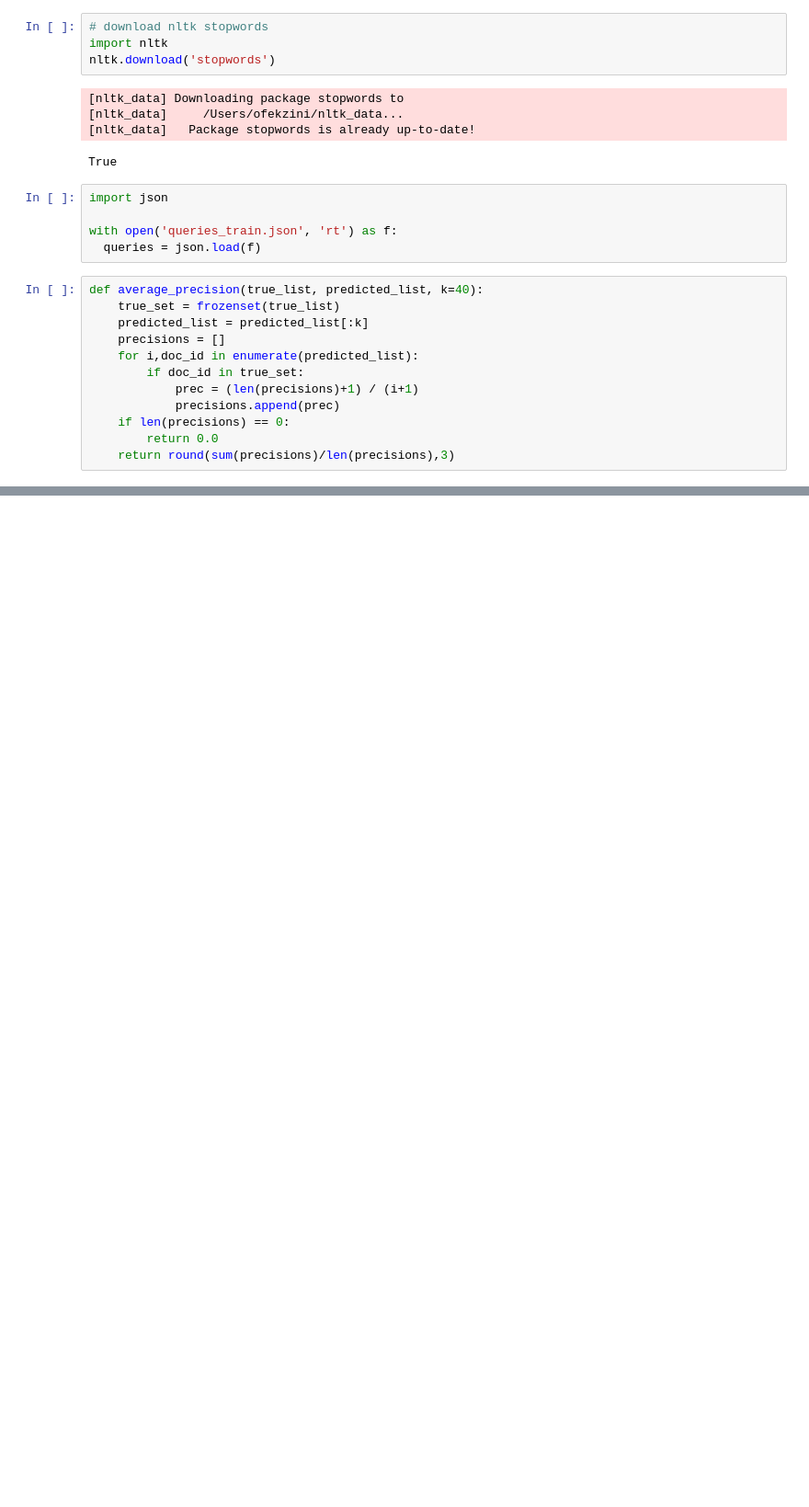
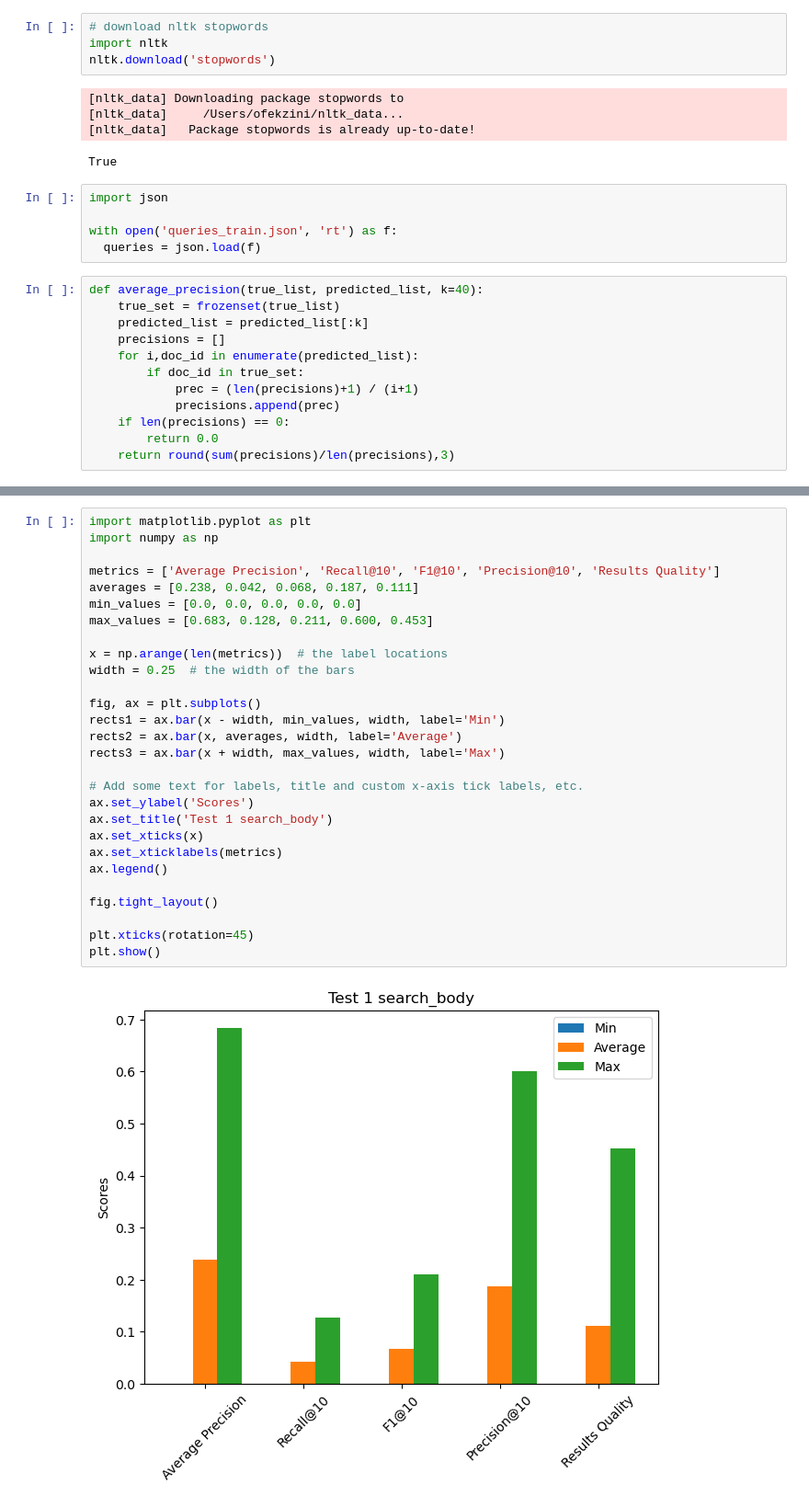
Before and after one commit to OfekZini/IR-Project, a Jupyter notebook: GCP engine tests.ipynb, the cells around one changed output, grey strips where cells are left out. Shown at 92% size. Drawn from its saved outputs; the diff is of its cells as text; blank space fills up the shorter version.

```diff
--- a/GCP engine tests.ipynb
+++ b/GCP engine tests.ipynb
@@ -137,3 +150,33 @@ if os.path.exists(file_path):
 else:
     # Create a new file with header
     results_df.to_csv(file_path, mode='w', header=True, index=False)
+# %%
+import matplotlib.pyplot as plt
+import numpy as np
+
+metrics = ['Average Precision', 'Recall@10', 'F1@10', 'Precision@10', 'Results Quality']
+averages = [0.238, 0.042, 0.068, 0.187, 0.111]
+min_values = [0.0, 0.0, 0.0, 0.0, 0.0]
+max_values = [0.683, 0.128, 0.211, 0.600, 0.453]
+
+x = np.arange(len(metrics))  # the label locations
+width = 0.25  # the width of the bars
+
+fig, ax = plt.subplots()
+rects1 = ax.bar(x - width, min_values, width, label='Min')
+rects2 = ax.bar(x, averages, width, label='Average')
+rects3 = ax.bar(x + width, max_values, width, label='Max')
+
+# Add some text for labels, title and custom x-axis tick labels, etc.
+ax.set_ylabel('Scores')
+ax.set_title('Test 1 search_body')
+ax.set_xticks(x)
+ax.set_xticklabels(metrics)
+ax.legend()
+
+fig.tight_layout()
+
+plt.xticks(rotation=45)
+plt.show()
+# %% [output]
+[figure, added]
```
Also changed, not shown: parts of 4 cells of this notebook, 7 other files.
